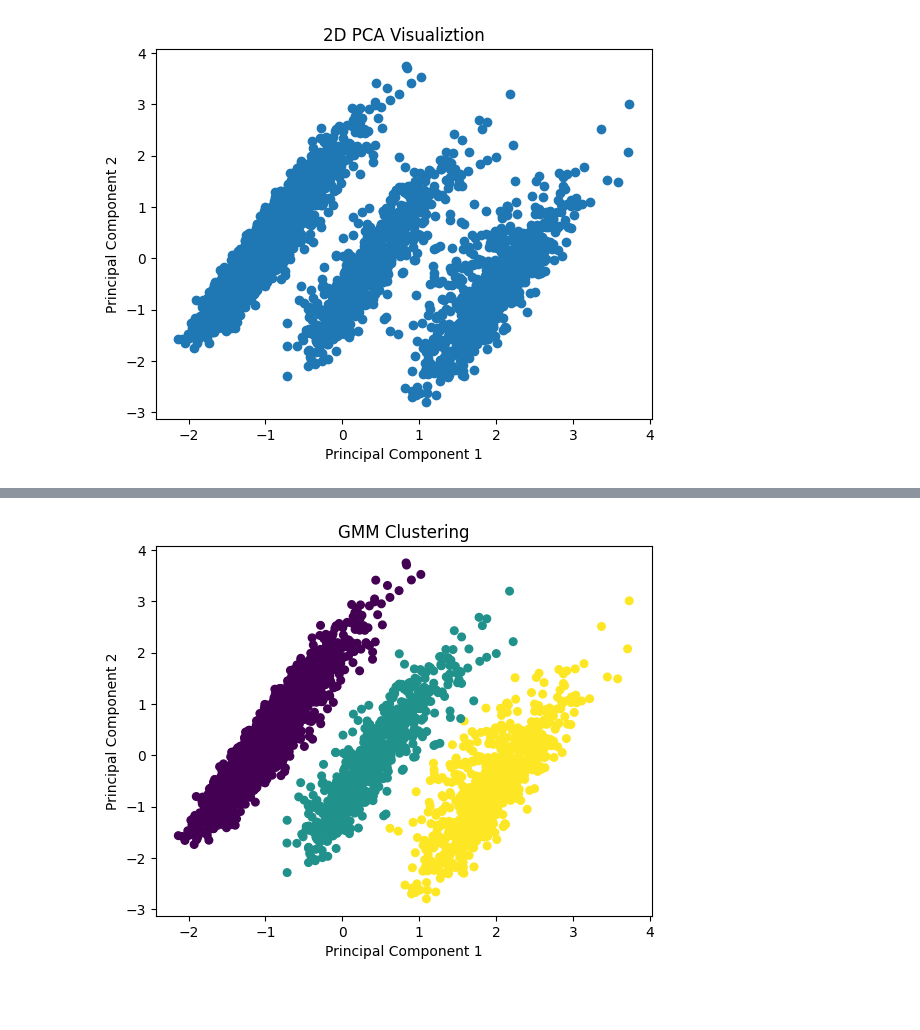
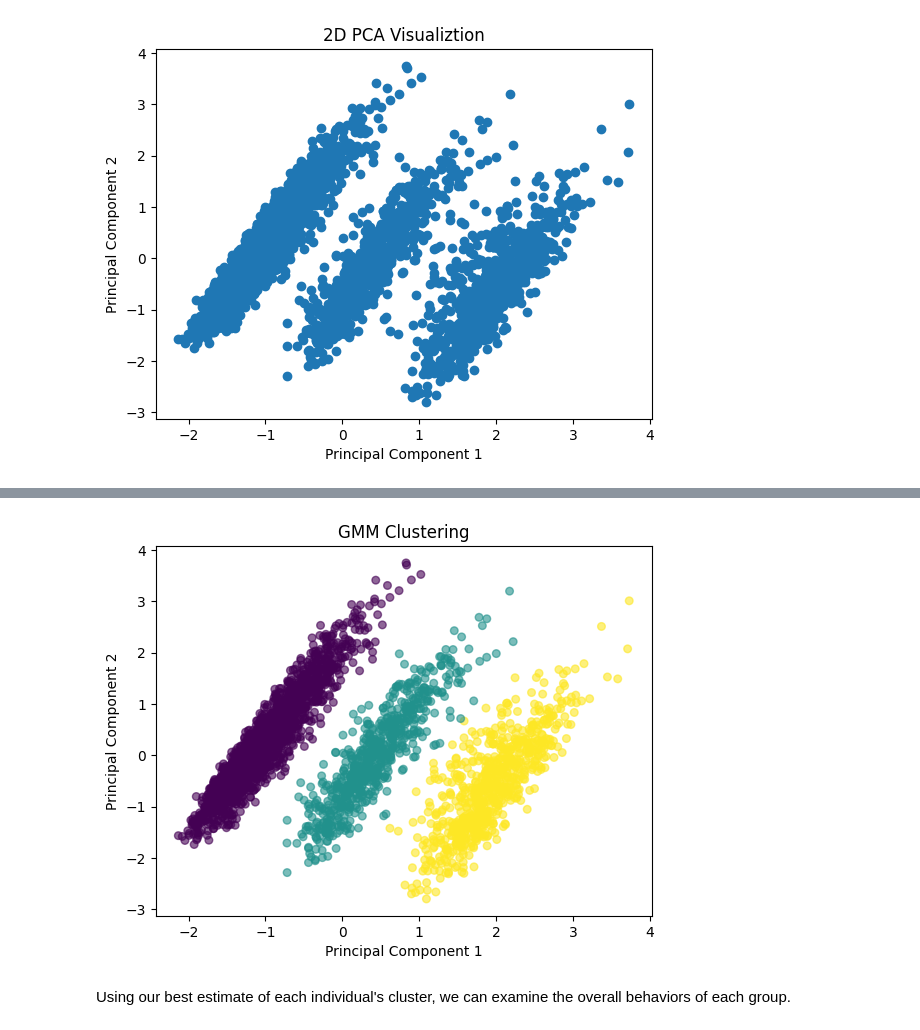
Before and after one commit to kennethwirjadisastra/customer_churn, a Jupyter notebook: gym_churn_clustering.ipynb, the cells around one changed output, grey strips where cells are left out. Cells and saved outputs as stored; diff of their text form; code cells hidden in the pictures; blank space fills up the shorter version.

Commit message:
GMM clustering and visuals

```diff
--- a/gym_churn_clustering.ipynb
+++ b/gym_churn_clustering.ipynb
@@ -19,6 +25,7 @@ y = df['Churn']
 
 X_train, X_test, y_train, y_test = train_test_split(X, y, test_size=0.2, random_state=0)
 
-# normalize data
-scaler = RobustScaler()
-X_norm = scaler.fit_transform(X_train)
+print(f'X_train.shape: {X_train.shape}')
+print(f'y_train.shape: {y_train.shape}')
+print(f'X_test.shape: {X_test.shape}')
+print(f'y_test.shape: {y_test.shape}')
@@ -76,9 +102,11 @@ probs = gmm.predict_proba(X_pca)
 # %%
 # plot clusters
-plt.scatter(X_pca[:, 0], X_pca[:, 1], c=labels, cmap='viridis', s=30)
+plt.scatter(X_pca[:, 0], X_pca[:, 1], c=labels, cmap='viridis', s=30, alpha=0.6)
 plt.title("GMM Clustering")
 plt.xlabel("Principal Component 1")
 plt.ylabel("Principal Component 2")
 plt.show()
 # %% [output]
-[figure, old version]
+[figure, new version]
+# %% [markdown]
+Using our best estimate of each individual's cluster, we can examine the overall behaviors of each group.
```
Also changed, not shown: parts of 21 cells of this notebook.
